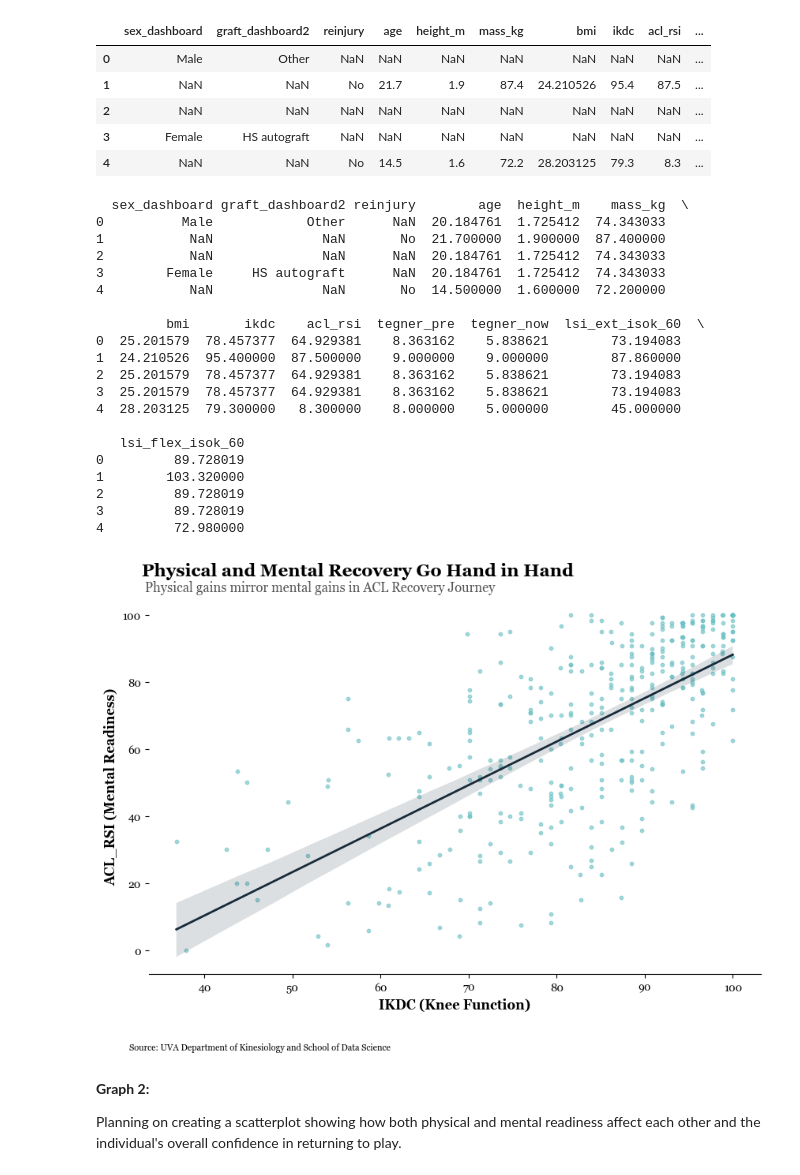
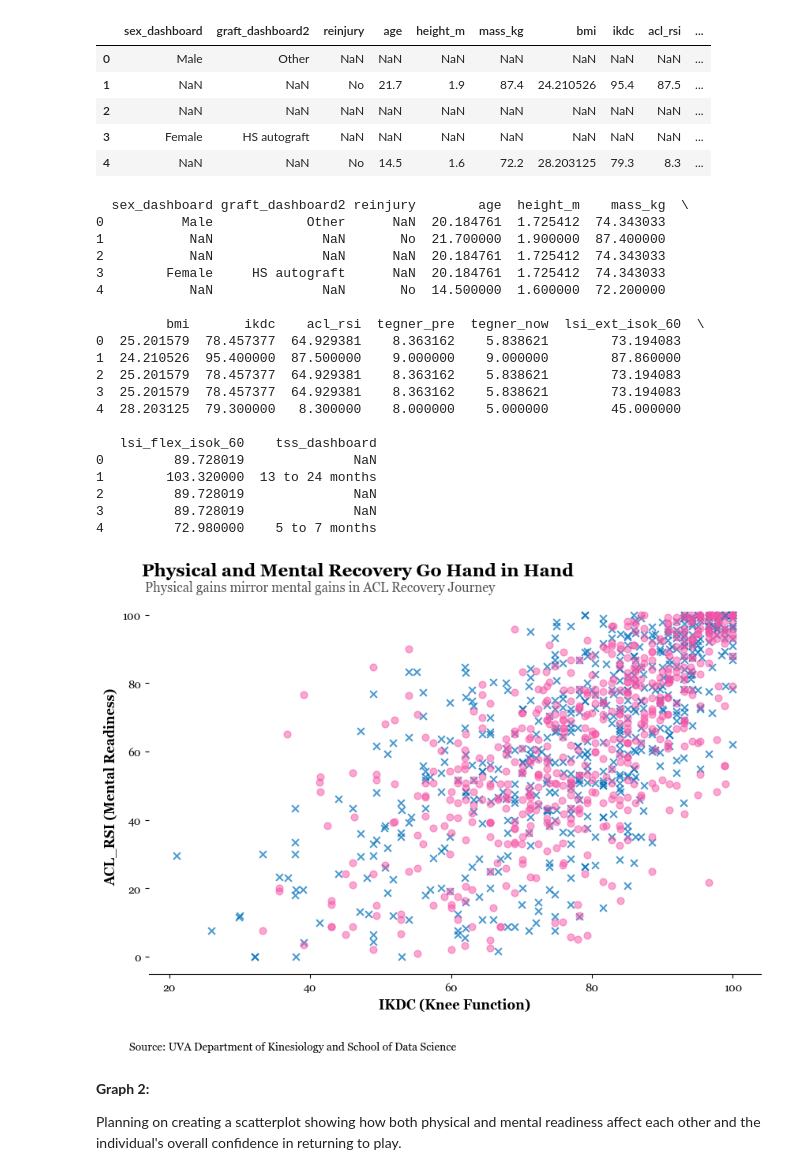
Before and after one commit to yuthimreddy/aclr-design-final, a Jupyter notebook: Graphs/initial_graphs.ipynb, the cells around one changed output. Cells and saved outputs as stored; diff of their text form; code cells hidden in the pictures.

Commit message:
fixed graph 1 to include sex differentiation

```diff
--- a/Graphs/initial_graphs.ipynb
+++ b/Graphs/initial_graphs.ipynb
@@ -18,7 +18,7 @@ from matplotlib import font_manager
 df = pd.read_csv('aclr data(in).csv')
 
 # filtering df to be consistent with relevant variables of interest:
-df = df[['sex_dashboard', 'graft_dashboard2', 'reinjury', 'age', 'height_m', 'mass_kg', 'bmi', 'ikdc', 'acl_rsi', 'tegner_pre', 'tegner_now', 'lsi_ext_isok_60', 'lsi_flex_isok_60']]
+df = df[['sex_dashboard', 'graft_dashboard2', 'reinjury', 'age', 'height_m', 'mass_kg', 'bmi', 'ikdc', 'acl_rsi', 'tegner_pre', 'tegner_now', 'lsi_ext_isok_60', 'lsi_flex_isok_60', 'tss_dashboard']]
 # previewing df with relevant columns:
 df.head()
 # %% [output]
@@ -53,56 +53,67 @@ print(m_df.head(5))
 3  25.201579  78.457377  64.929381    8.363162    5.838621        73.194083
 4  28.203125  79.300000   8.300000    8.000000    5.000000        45.000000
 
-   lsi_flex_isok_60
-0         89.728019
-1        103.320000
-2         89.728019
-3         89.728019
-4         72.980000
+   lsi_flex_isok_60    tss_dashboard
+0         89.728019              NaN
+1        103.320000  13 to 24 months
+2         89.728019              NaN
+3         89.728019              NaN
+4         72.980000    5 to 7 months
+# %%
+df['sex_dashboard'] = df['sex_dashboard'].shift(-1)
 # %%
-# setting font
-georgia_font = font_manager.FontProperties(family='Georgia')
-plt.rcParams['font.family'] = georgia_font.get_name()
+# == PLOT PREPARATION ==
 
 # data for graphing (getting rid of NaN values):
-df_clean = df[['ikdc', 'acl_rsi']].dropna()
+df_clean = df[['ikdc', 'acl_rsi', 'sex_dashboard', 'tss_dashboard']].dropna()
 
-# creating scatterplot with a regression line:
+# Filter by sex
+df_male = df_clean[df_clean['sex_dashboard'] == 'Male']
+df_female = df_clean[df_clean['sex_dashboard'] == 'Female']
+
+# == PLOT ==
+
+# setting plot size:
 plt.figure(figsize=(10, 6))
-sns.regplot(data=df_clean, x='ikdc', y='acl_rsi', color='#6CC0C4',
-            scatter_kws={'s': 10, 'alpha': 0.6}, # reducing size of scatter plots to avoid overlap
-           line_kws={'color': '#172A3A', 'linewidth': 2}) # changing color and style of regression line
+# male graph:
+plt.scatter(df_male['ikdc'], df_male['acl_rsi'],
+            marker='x', label='Male', color='#0070BB', alpha=0.7, s=40)
+# Plot females with square markers
+plt.scatter(df_female['ikdc'], df_female['acl_rsi'],
+            marker='o', label='Female', color='#F653A6', alpha=0.5, s=40)
+
+
 
 # == SCAFFOLDING ==
 
 # setting titles:
 plt.suptitle('Physical and Mental Recovery Go Hand in Hand', weight = 'bold', fontsize = 16, x = 0.39)
 plt.title('Physical gains mirror mental gains in ACL Recovery Journey', color='#585757', fontsize = 12, x = 0.28)
 plt.subplots_adjust(top = 0.905) # adjusting spacing between sub and main title
 
 
 # setting x-axis and y-axis labels:
 plt.xlabel('IKDC (Knee Function)', weight = 'bold', fontsize = 12)
 plt.ylabel('ACL_RSI (Mental Readiness)', weight = 'bold', fontsize = 12)
 
 # reducing clutter on the end of the x-axis:
 plt.xticks(fontsize=10)
 plt.yticks(fontsize=10)
 plt.locator_params(axis='x', nbins=8)  # reduces x-axis ticks
 
 # extra formatting (removing spines for cleaner look):
 plt.gca().spines['top'].set_visible(False)
 plt.gca().spines['right'].set_visible(False)
 plt.gca().spines['left'].set_visible(False)
 
 
 # adding source as annotation:
-plt.figtext(0.1, -0.05, 'Source: UVA Department of Kinesiology and School of Data Science', ha='left', fontsize=8)
+plt.figtext(0.1, -0.05, 'Source: UVA Department of Kinesiology and School of Data Science', ha='left', fontsize=10)
 
 
 plt.show()
 # %% [output]
-[figure, old version]
+[figure, new version]
 # %% [markdown]
 **Graph 2:**
 
```
